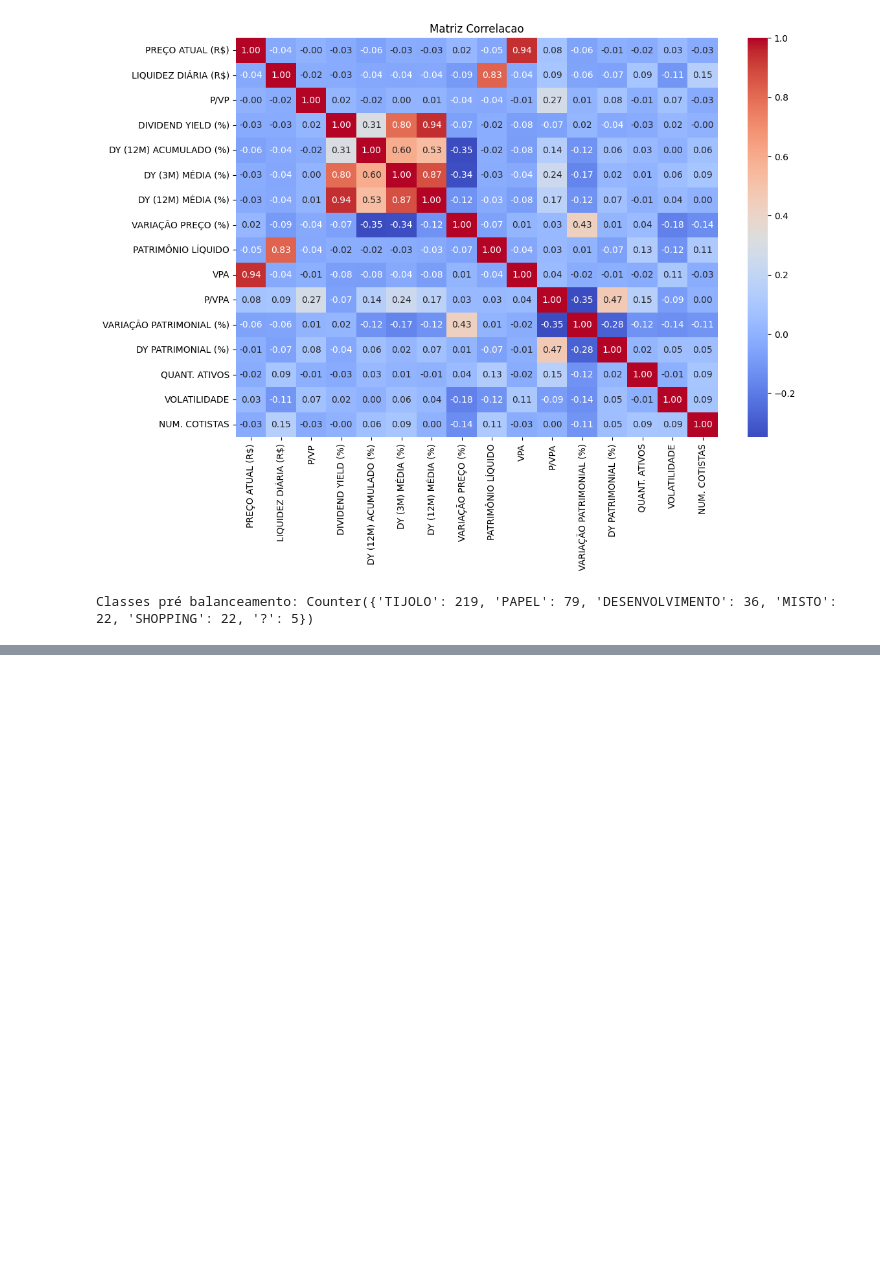
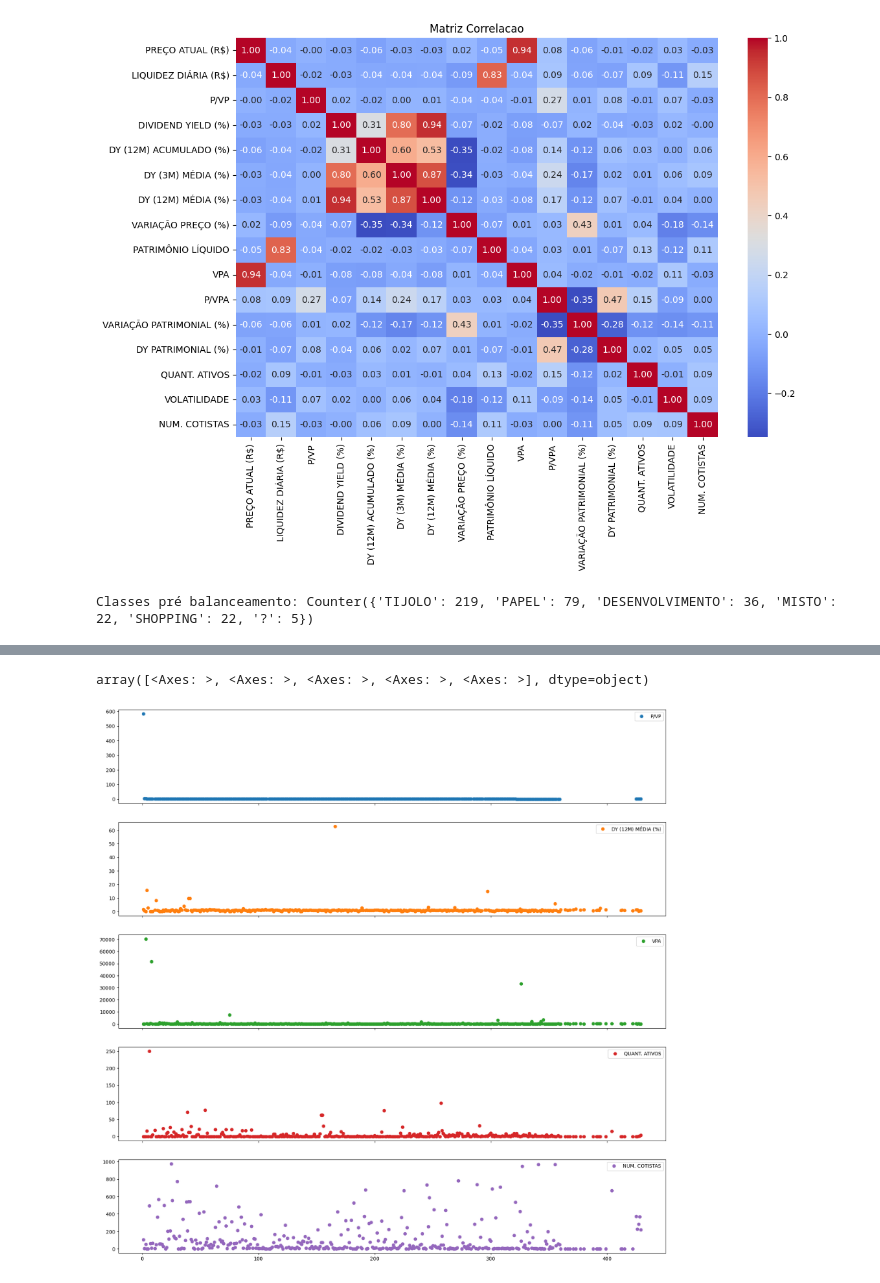
Before and after one commit to P3droSilva/Trabalho2-Mineracao, a Jupyter notebook: Script.ipynb, the cells around one changed output, grey strips where cells are left out. Drawn from its saved outputs; the diff is of its cells as text; code cells hidden in the pictures; blank space fills up the shorter version.

```diff
--- a/Script.ipynb
+++ b/Script.ipynb
@@ -126,3 +127,32 @@ pre_balanceamento = df["TIPO"]
 print("Classes pré balanceamento:", Counter(pre_balanceamento))
 # %% [output]
 Classes pré balanceamento: Counter({'TIJOLO': 219, 'PAPEL': 79, 'DESENVOLVIMENTO': 36, 'MISTO': 22, 'SHOPPING': 22, '?': 5})
+# %%
+# Como visto na Matriz de Correlacoes, Preco Atual e VPA sao altamente relacionadas, logo, podemos utilziar Regressao para encontrar valores faltantes de VPA
+print("Numero de NaN antes da Regressao: ")
+print("Preco Atual: ", df["PREÇO ATUAL (R$)"].isna().sum())
+print("VPA: ", df["VPA"].isna().sum())
+
+# Como existem poucos NaN em Preco, Atual, dropamos os mesmos
+df.dropna(how='any', subset=['PREÇO ATUAL (R$)'], axis=0, inplace=True)
+
+# Separamos a coluna VPA em dados conhecidos e desconhecidos
+dados_conhecidos = df.dropna(subset=['VPA'])
+dados_desconhecidos = df[df['VPA'].isna()]
+
+modelo_regressao = LinearRegression()
+
+# Treinar o modelo usando os dados conhecidos
+modelo_regressao.fit(dados_conhecidos[['PREÇO ATUAL (R$)']], dados_conhecidos['VPA'])
+
+# Prever os valores desconhecidos
+valores_preditos = modelo_regressao.predict(dados_desconhecidos[['PREÇO ATUAL (R$)']])
+
+# Preencher os valores NaN no DataFrame original com os valores previstos
+df.loc[df['VPA'].isna(), 'VPA'] = valores_preditos
+
+print("Numero de NaN depois da Regressao: ")
+print("Preco Atual: ", df["PREÇO ATUAL (R$)"].isna().sum())
+print("VPA: ", df["VPA"].isna().sum())
+
+df
@@ -129,5 +179,8 @@ Classes pré balanceamento: Counter({'TIJOLO': 219, 'PAPEL': 79, 'DESENVOLVIMENT
 # %%
 # plots
-newDf = df[["TIPO","P/VP", "DY (12M) MÉDIA (%)", "QUANT. ATIVOS", "NUM. COTISTAS"]].copy()
+newDf = df[["TIPO","P/VP", "DY (12M) MÉDIA (%)", "VPA", "QUANT. ATIVOS", "NUM. COTISTAS"]].copy()
 
-# newDf.plot(subplots=True, figsize=(20, 20),style='o')
+newDf.plot(subplots=True, figsize=(20, 20),style='o')
+# %% [output]
+array([<Axes: >, <Axes: >, <Axes: >, <Axes: >, <Axes: >], dtype=object)
+[figure, added]
```
Also changed, not shown: parts of 6 cells of this notebook.
